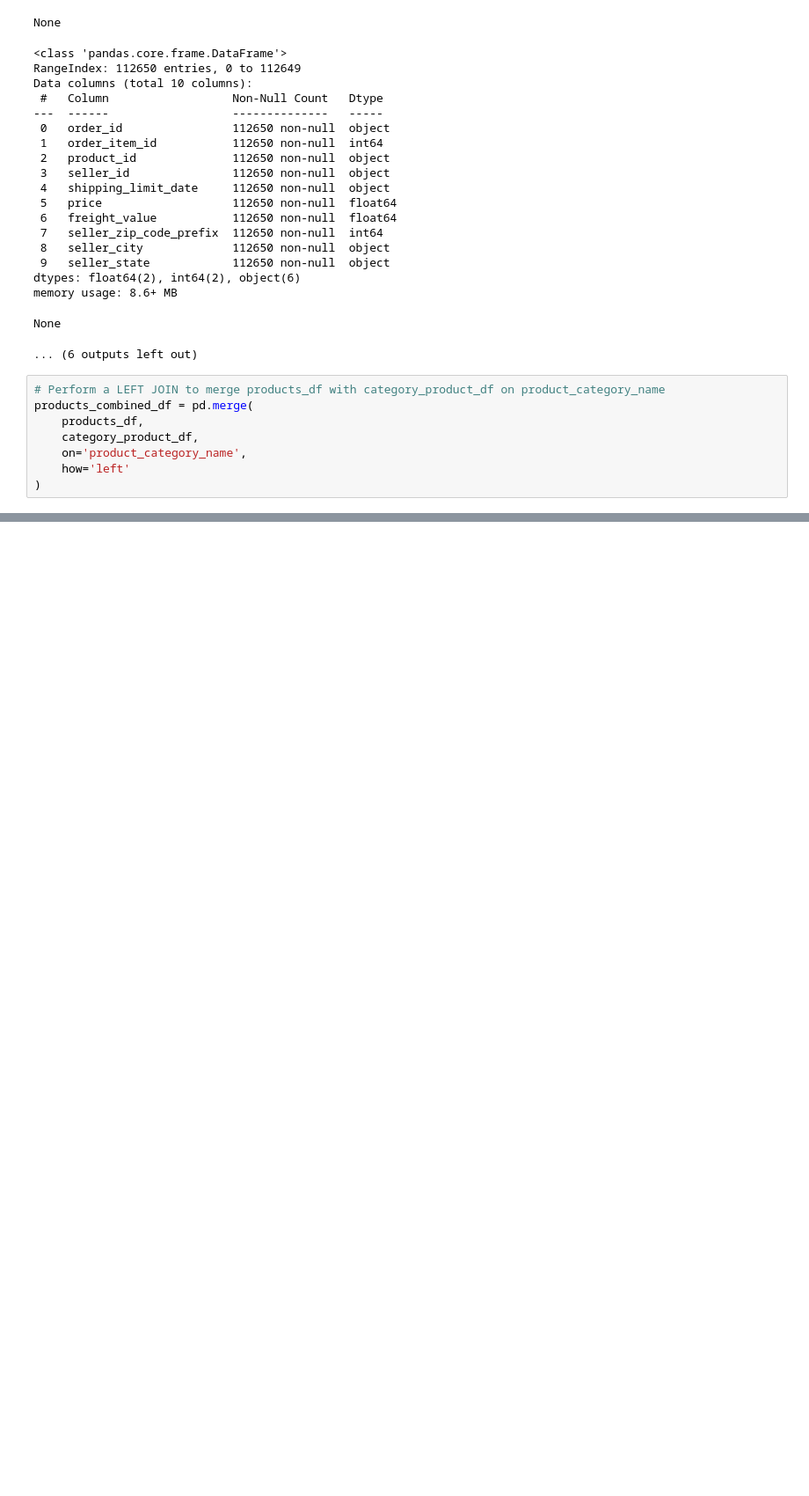
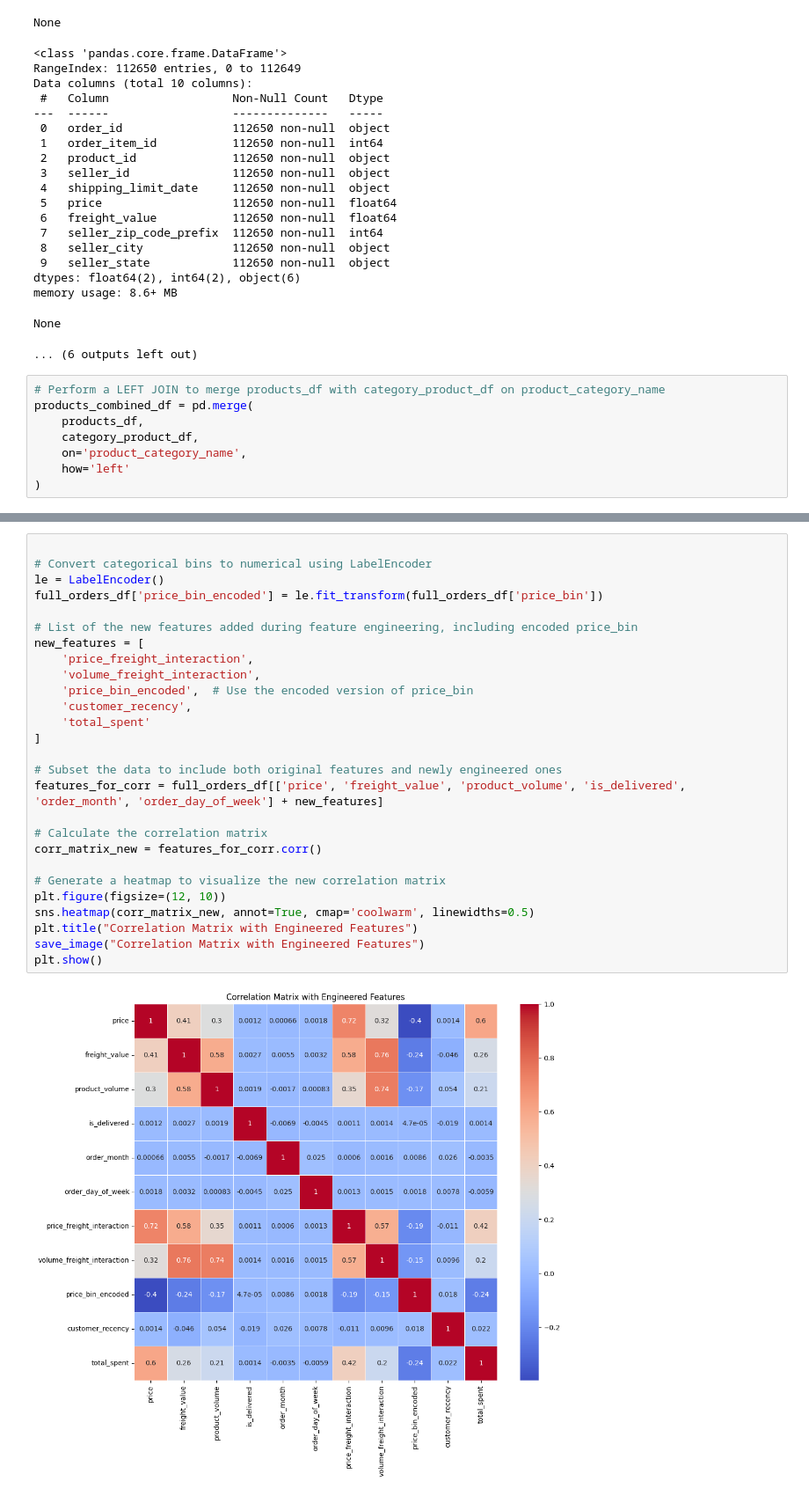
Before and after one commit to Mohit-Singh-261097/Customer-Segmentation-Analysis-Brazillian_E-commercence_Dataset-, a Jupyter notebook: notebooks/Customer_Segmentation.ipynb, the cells around one changed output, grey strips where cells are left out. Shown at 88% size. Cells and saved outputs as stored; diff of their text form; blank space fills up the shorter version.

```diff
--- a/notebooks/Customer_Segmentation.ipynb
+++ b/notebooks/Customer_Segmentation.ipynb
@@ -1248,0 +1476,29 @@ products_combined_df.to_csv(f"{base_path}products_combined.csv", index=False)
+# %%
+
+# Convert categorical bins to numerical using LabelEncoder
+le = LabelEncoder()
+full_orders_df['price_bin_encoded'] = le.fit_transform(full_orders_df['price_bin'])
+
+# List of the new features added during feature engineering, including encoded price_bin
+new_features = [
+    'price_freight_interaction',
+    'volume_freight_interaction',
+    'price_bin_encoded',  # Use the encoded version of price_bin
+    'customer_recency',
+    'total_spent'
+]
+
+# Subset the data to include both original features and newly engineered ones
+features_for_corr = full_orders_df[['price', 'freight_value', 'product_volume', 'is_delivered', 'order_month', 'order_day_of_week'] + new_features]
+
+# Calculate the correlation matrix
+corr_matrix_new = features_for_corr.corr()
+
+# Generate a heatmap to visualize the new correlation matrix
+plt.figure(figsize=(12, 10))
+sns.heatmap(corr_matrix_new, annot=True, cmap='coolwarm', linewidths=0.5)
+plt.title("Correlation Matrix with Engineered Features")
+save_image("Correlation Matrix with Engineered Features")
+plt.show()
+# %% [output]
+[figure, added]
```
Also changed, not shown: parts of 27 cells of this notebook, 10 other files.
